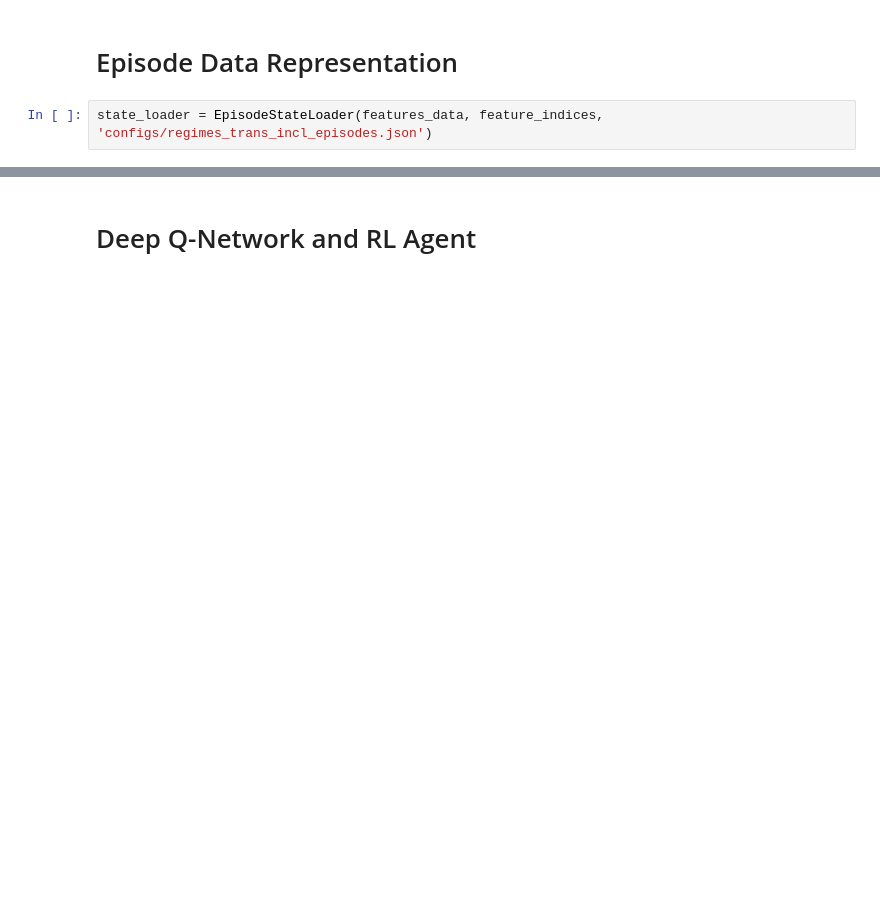
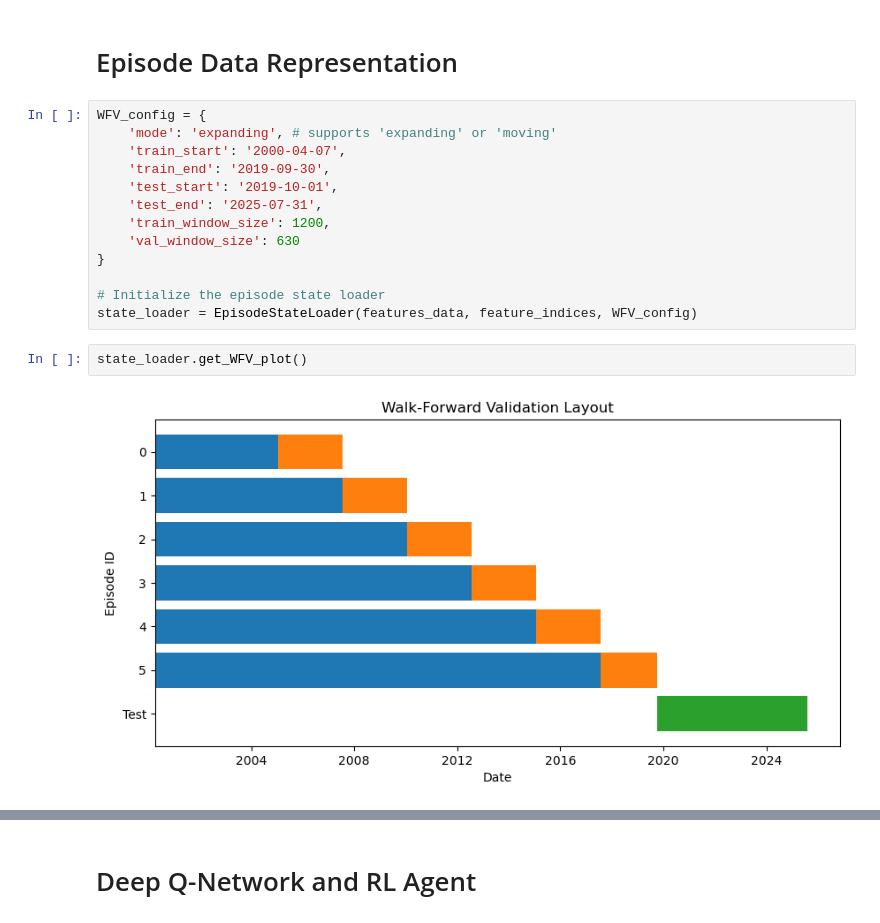
Before and after one commit to shh1v/ReinforceTrader, a Jupyter notebook: ReinforceTrader.ipynb, the cells around one changed output, grey strips where cells are left out. Saved outputs shown, nothing was run; the diff lists cells and outputs as text; blank space fills up the shorter version.

```diff
--- a/ReinforceTrader.ipynb
+++ b/ReinforceTrader.ipynb
@@ -148,4 +95,19 @@ File already exists, skipping save: data/processed/DJI_tickers_features_2000-03-
 # %% [markdown]
 # Episode Data Representation
 # %%
-state_loader = EpisodeStateLoader(features_data, feature_indices, 'configs/regimes_trans_incl_episodes.json')
+WFV_config = {
+    'mode': 'expanding', # supports 'expanding' or 'moving'
+    'train_start': '2000-04-07',
+    'train_end': '2019-09-30',
+    'test_start': '2019-10-01',
+    'test_end': '2025-07-31',
+    'train_window_size': 1200,
+    'val_window_size': 630
+}
+
+# Initialize the episode state loader
+state_loader = EpisodeStateLoader(features_data, feature_indices, WFV_config)
+# %%
+state_loader.get_WFV_plot()
+# %% [output]
+[figure, added]
```
Also changed, not shown: parts of 16 cells of this notebook, 9 other files.
